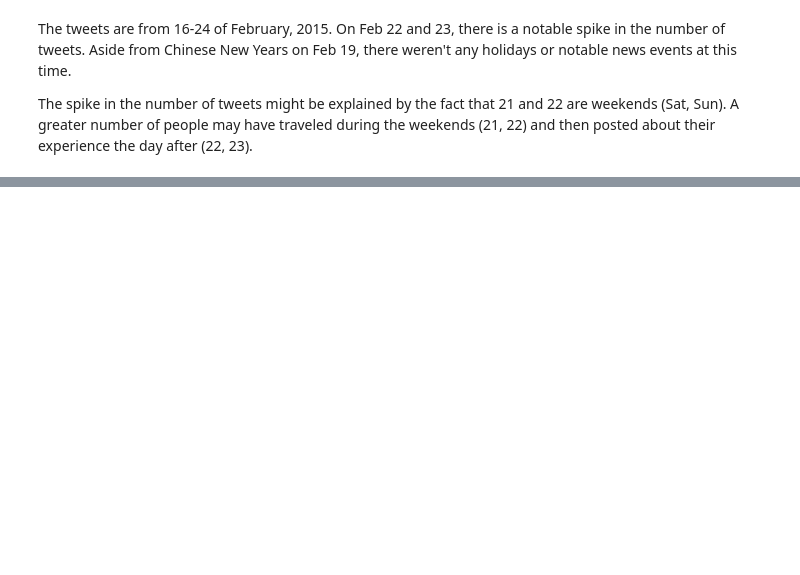
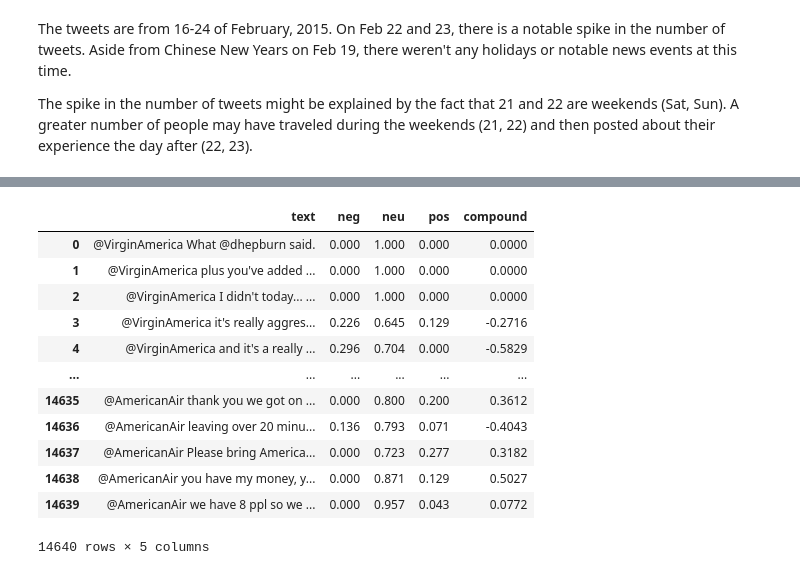
Before and after one commit to temujin-lampasa/social_computing, a Jupyter notebook: notebooks/analyzing_airline_tweets.ipynb, the cells around one changed output, grey strips where cells are left out. Cells and saved outputs as stored; diff of their text form; code cells hidden in the pictures; blank space fills up the shorter version.

Commit message:
Add sentiment analysis results

```diff
--- a/notebooks/analyzing_airline_tweets.ipynb
+++ b/notebooks/analyzing_airline_tweets.ipynb
@@ -221,0 +233,25 @@ The spike in the number of tweets might be explained by the fact that 21 and 22
+# %%
+# Import VADER model
+from vaderSentiment.vaderSentiment import SentimentIntensityAnalyzer
+sia = SentimentIntensityAnalyzer()
+# %%
+sentiment_df = pd.DataFrame(columns=['text', 'neg', 'neu', 'pos', 'compound'])
+
+for text in df['text']:
+    res = sia.polarity_scores(text)
+    sentiment_df = sentiment_df.append({'text': text, **res}, ignore_index=True)
+sentiment_df
+# %% [output]
+|  | text | neg | neu | pos | compound |
+| 0 | @VirginAmerica What @dhepburn said. | 0.000 | 1.000 | 0.000 | 0.0000 |
+| 1 | @VirginAmerica plus you've added ... | 0.000 | 1.000 | 0.000 | 0.0000 |
+| 2 | @VirginAmerica I didn't today... ... | 0.000 | 1.000 | 0.000 | 0.0000 |
+| 3 | @VirginAmerica it's really aggres... | 0.226 | 0.645 | 0.129 | -0.2716 |
+| 4 | @VirginAmerica and it's a really ... | 0.296 | 0.704 | 0.000 | -0.5829 |
+| ... | ... | ... | ... | ... | ... |
+| 14635 | @AmericanAir thank you we got on ... | 0.000 | 0.800 | 0.200 | 0.3612 |
+| 14636 | @AmericanAir leaving over 20 minu... | 0.136 | 0.793 | 0.071 | -0.4043 |
+| 14637 | @AmericanAir Please bring America... | 0.000 | 0.723 | 0.277 | 0.3182 |
+| 14638 | @AmericanAir you have my money, y... | 0.000 | 0.871 | 0.129 | 0.5027 |
+| 14639 | @AmericanAir we have 8 ppl so we ... | 0.000 | 0.957 | 0.043 | 0.0772 |
+14640 rows × 5 columns
```
Also changed, not shown: parts of 6 cells of this notebook.
